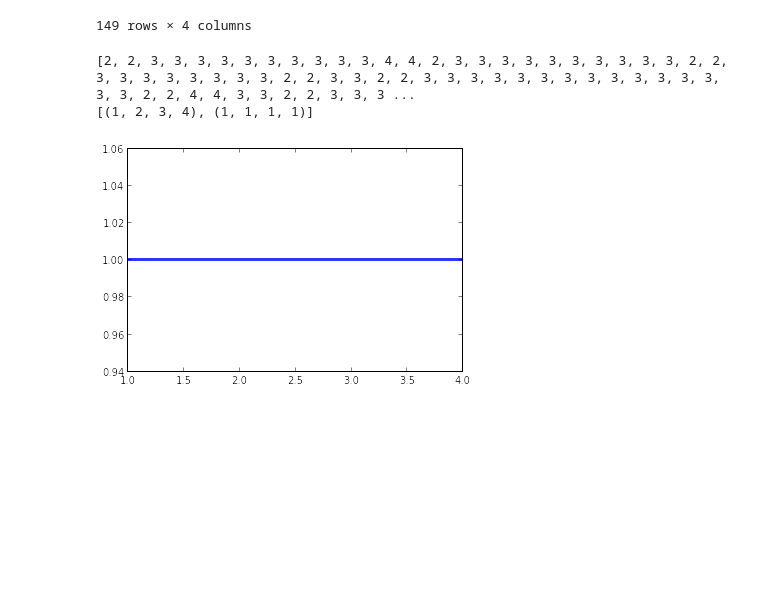
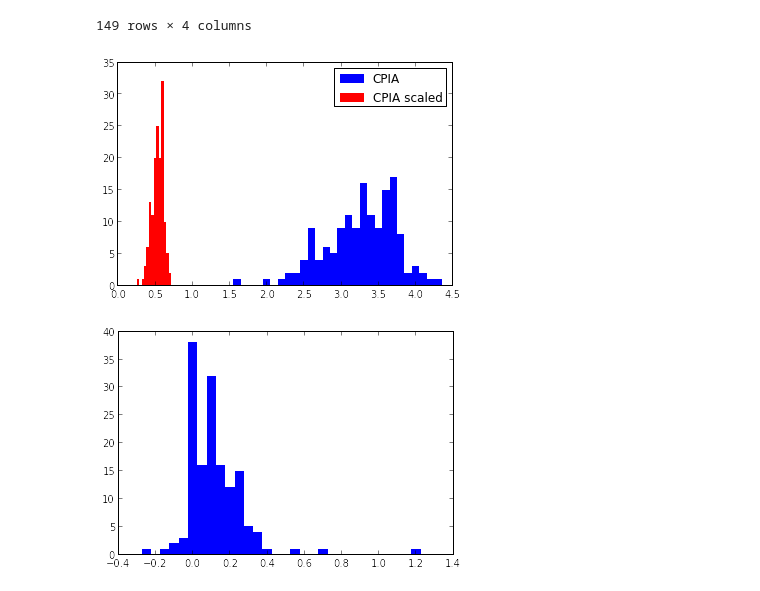
Before and after one commit to rachelboy/RAD, a Jupyter notebook: RAD_table_2.ipynb, the cells around one changed output. Saved outputs shown, nothing was run; the diff lists cells and outputs as text; code cells hidden in the pictures; blank space fills up the shorter version.

```diff
--- a/RAD_table_2.ipynb
+++ b/RAD_table_2.ipynb
@@ -205,17 +205,33 @@ df
 | PNG | 3.115833 | 0.103798 | 308296.120600 | 1363.462746 |
 | PNG | 3.195000 | 0.225993 | 357555.386633 | 1504.987270 |
 149 rows × 4 columns
-# %%
-#Wow! So many numbers! What do we DO with them all?
-#Let's look at them first - we can use Allen Downey's packages to do this like so:
-
-#first we bin the values
-vals_list = [int(x*10)/10 for x in df["CPIA"].values]
-print vals_list
-pmf = ts.Hist(vals_list)
-print pmf.Render()
-tp.Pmf(pmf) #:(((((((( SAAAAAADDDDD
-# %% [output]
-[2, 2, 3, 3, 3, 3, 3, 3, 3, 3, 3, 3, 4, 4, 2, 3, 3, 3, 3, 3, 3, 3, 3, 3, 3, 2, 2, 3, 3, 3, 3, 3, 3, 3, 3, 2, 2, 3, 3, 2, 2, 3, 3, 3, 3, 3, 3, 3, 3, 3, 3, 3, 3, 3, 3, 3, 2, 2, 4, 4, 3, 3, 2, 2, 3, 3, 3 ...
-[(1, 2, 3, 4), (1, 1, 1, 1)]
-[figure, removed]
+# %%
+#Wow! So many numbers! What do we DO with them all?
+#Let's look at them first - we can use Allen Downey's packages to do this like so:
+
+def plot_hist(dataframe, col_label, bin_factor = 10.0, **kwargs):
+    #first we bin the values
+    bin_factor = float(bin_factor)
+    vals_list = [int(x*bin_factor)/bin_factor for x in dataframe[col_label].values]
+    #then we make the histogram
+    hist = ts.Hist()
+    for val in vals_list:
+        hist.Incr(val)
+    #then we plot it!
+    tp.Hist(hist,**kwargs)
+    pp.legend()
+
+plot_hist(df,"CPIA",label="CPIA")
+# you can see below, that's not the worst distribution to work with.
+# We might as well scale it from 0-1, but that's it.
+df["CPIA scaled"] = df["CPIA"].apply(lambda x: x/6.0) #the actual range for CPIA is from 1 to 6
+plot_hist(df, "CPIA scaled", bin_factor=30, label="CPIA scaled", color="red")
+# %% [output]
+[figure, added]
+# %%
+plot_hist(df,"GDP growth", bin_factor=20)
+#This is also reasonable looking, and it's already roughly scaled from negative one to one.
+#We'll leave it alone
+df["GDP growth scaled"] = df["GDP growth"]
+# %% [output]
+[figure, added]
```
Also changed, not shown: parts of 9 cells of this notebook.
